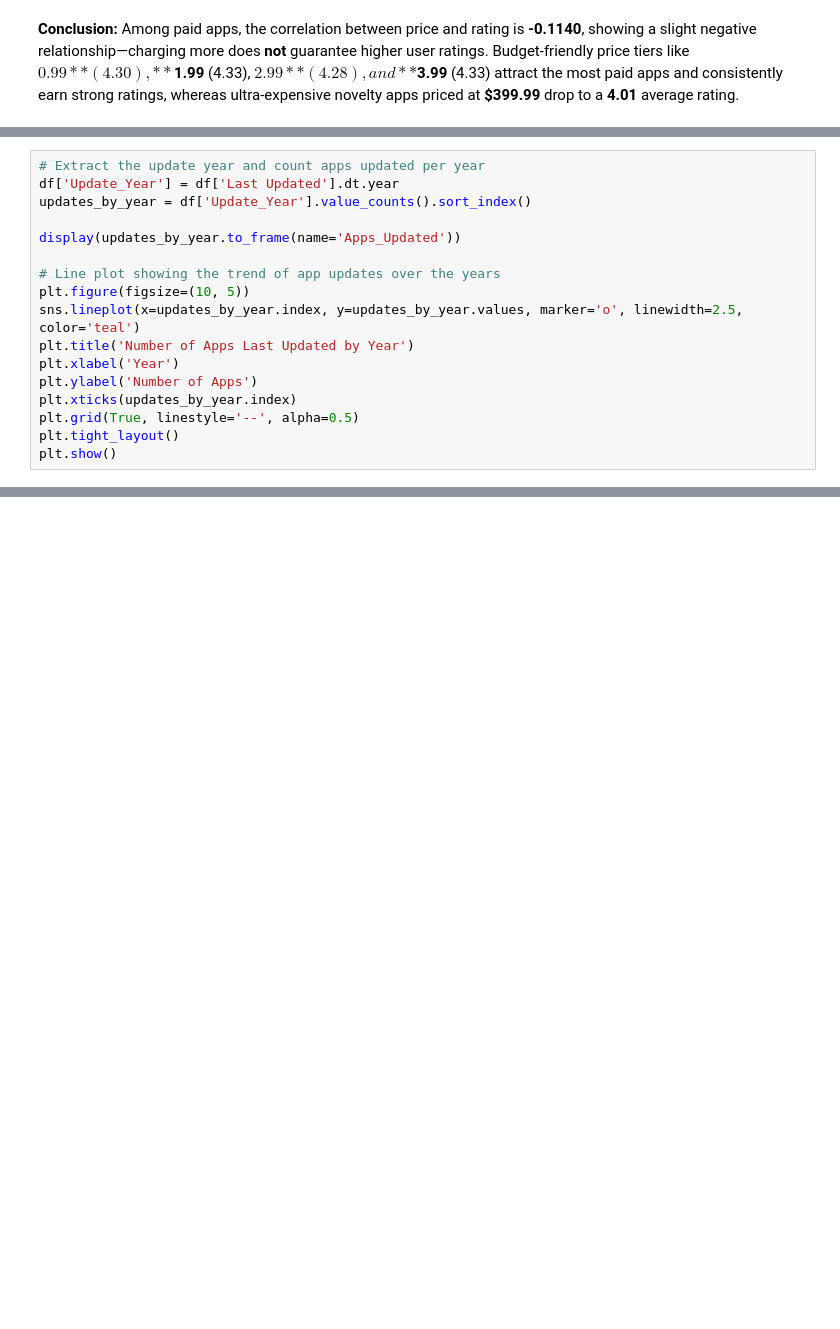
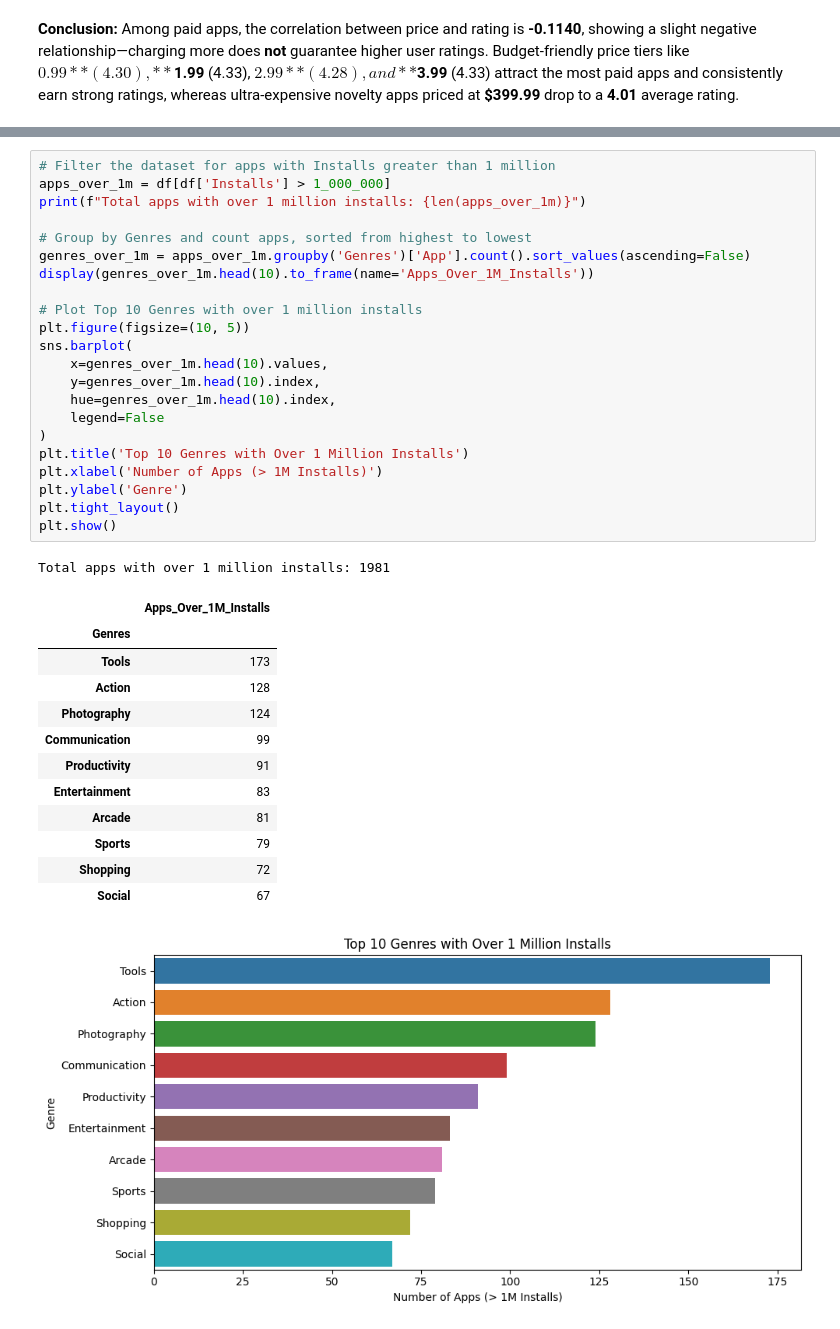
Before and after one commit to eishutamori/App-Insights-EDA, a Jupyter notebook: notebooks/EDA01_App_Insights_Analysis.ipynb, the cells around one changed output, grey strips where cells are left out. Cells and saved outputs as stored; diff of their text form; blank space fills up the shorter version.

```diff
--- a/notebooks/EDA01_App_Insights_Analysis.ipynb
+++ b/notebooks/EDA01_App_Insights_Analysis.ipynb
@@ -456,17 +451,0 @@ Correlation between Price and Rating (Paid Apps): -0.1140
-# %%
-# Extract the update year and count apps updated per year
-df['Update_Year'] = df['Last Updated'].dt.year
-updates_by_year = df['Update_Year'].value_counts().sort_index()
-
-display(updates_by_year.to_frame(name='Apps_Updated'))
-
-# Line plot showing the trend of app updates over the years
-plt.figure(figsize=(10, 5))
-sns.lineplot(x=updates_by_year.index, y=updates_by_year.values, marker='o', linewidth=2.5, color='teal')
-plt.title('Number of Apps Last Updated by Year')
-plt.xlabel('Year')
-plt.ylabel('Number of Apps')
-plt.xticks(updates_by_year.index)
-plt.grid(True, linestyle='--', alpha=0.5)
-plt.tight_layout()
-plt.show()
@@ -709,0 +499,37 @@ Apps not updated since 2015 (<= 2015): 801 out of 9659 apps (8.29%)
+# %%
+# Filter the dataset for apps with Installs greater than 1 million
+apps_over_1m = df[df['Installs'] > 1_000_000]
+print(f"Total apps with over 1 million installs: {len(apps_over_1m)}")
+
+# Group by Genres and count apps, sorted from highest to lowest
+genres_over_1m = apps_over_1m.groupby('Genres')['App'].count().sort_values(ascending=False)
+display(genres_over_1m.head(10).to_frame(name='Apps_Over_1M_Installs'))
+
+# Plot Top 10 Genres with over 1 million installs
+plt.figure(figsize=(10, 5))
+sns.barplot(
+    x=genres_over_1m.head(10).values,
+    y=genres_over_1m.head(10).index,
+    hue=genres_over_1m.head(10).index,
+    legend=False
+)
+plt.title('Top 10 Genres with Over 1 Million Installs')
+plt.xlabel('Number of Apps (> 1M Installs)')
+plt.ylabel('Genre')
+plt.tight_layout()
+plt.show()
+# %% [output]
+Total apps with over 1 million installs: 1981
+|  | Apps_Over_1M_Installs |
+| Genres |  |
+| Tools | 173 |
+| Action | 128 |
+| Photography | 124 |
+| Communication | 99 |
+| Productivity | 91 |
+| Entertainment | 83 |
+| Arcade | 81 |
+| Sports | 79 |
+| Shopping | 72 |
+| Social | 67 |
+[figure, added]
```
Also changed, not shown: parts of 41 cells of this notebook.
